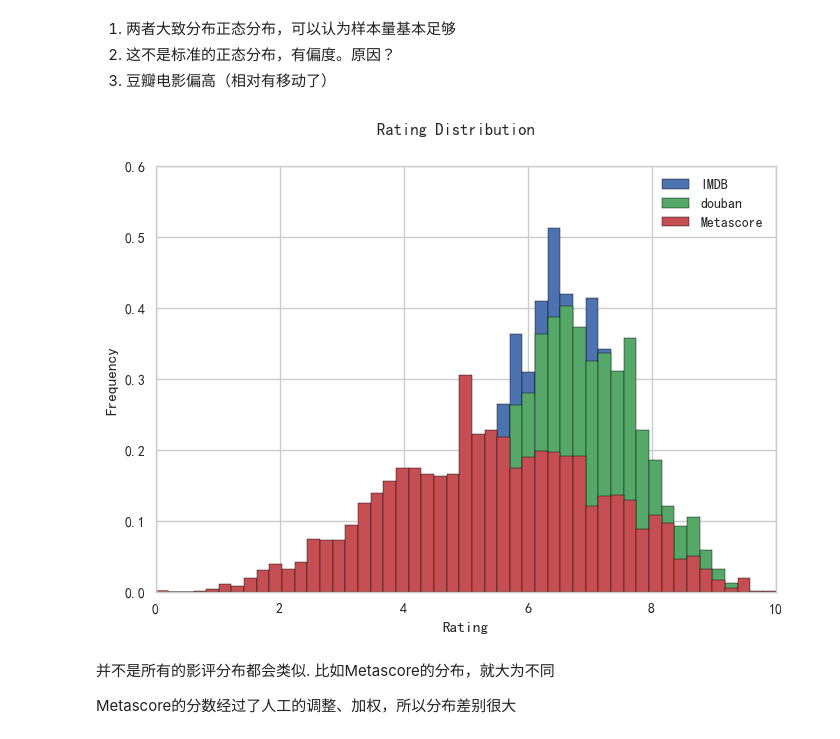
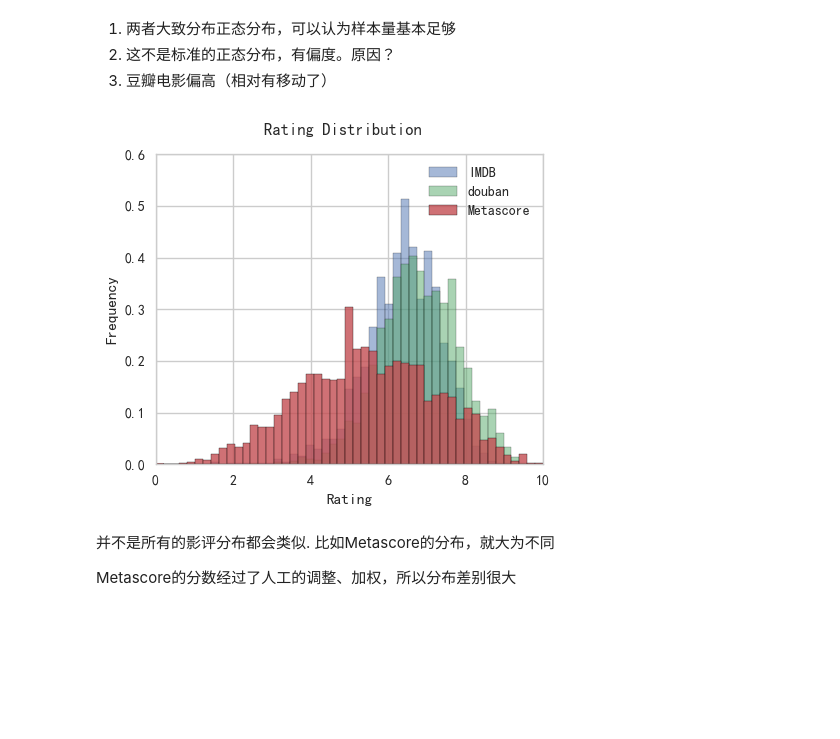
Before and after one commit to cqcn1991/movie-compare, a Jupyter notebook: application.ipynb, the cells around one changed output. Drawn from its saved outputs; the diff is of its cells as text; code cells hidden in the pictures; blank space fills up the shorter version.

Commit message:
add distribution comparison

```diff
--- a/application.ipynb
+++ b/application.ipynb
@@ -14,7 +14,7 @@ set_chinese_font()
 # %%
 data = []
 for year in range(2008,2015):
-    file = "./data/movie_list_%s_v2.json" % year
+    file = "./data/us/movie_list_%s_v2.json" % year
     with open(file, encoding='utf-8' ) as data_file:
         data += json.load(data_file)
 
@@ -262,12 +262,12 @@ plt_configure(xlabel='Rating',ylabel='Frequency', title='Rating Distribution', l
 3. 豆瓣电影偏高（相对有移动了）
 # %%
 bins=linspace(0,10)
-df['imdb_rating'].hist(bins=bins, alpha=1, normed=True, label = 'IMDB')
-df['db_rating'].hist(bins=bins,alpha=1,  normed=True, label = 'douban')
-df['metascore'].hist(bins=bins, alpha=1, normed=True, label = 'Metascore')
-plt_configure(xlabel='Rating',ylabel='Frequency', title='Rating Distribution', legend=True)
+df['imdb_rating'].hist(bins=bins, alpha=0.5, normed=True, label = 'IMDB')
+df['db_rating'].hist(bins=bins,alpha=0.5,  normed=True, label = 'douban')
+df['metascore'].hist(bins=bins, alpha=0.8, normed=True, label = 'Metascore')
+plt_configure(xlabel='Rating',ylabel='Frequency', title='Rating Distribution', legend=True, figsize=(5,4))
 # %% [output]
-[figure, old version]
+[figure, new version]
 # %% [markdown]
 并不是所有的影评分布都会类似. 比如Metascore的分布，就大为不同
 
```
Also changed, not shown: parts of 1 cell of this notebook, 39 other files.
